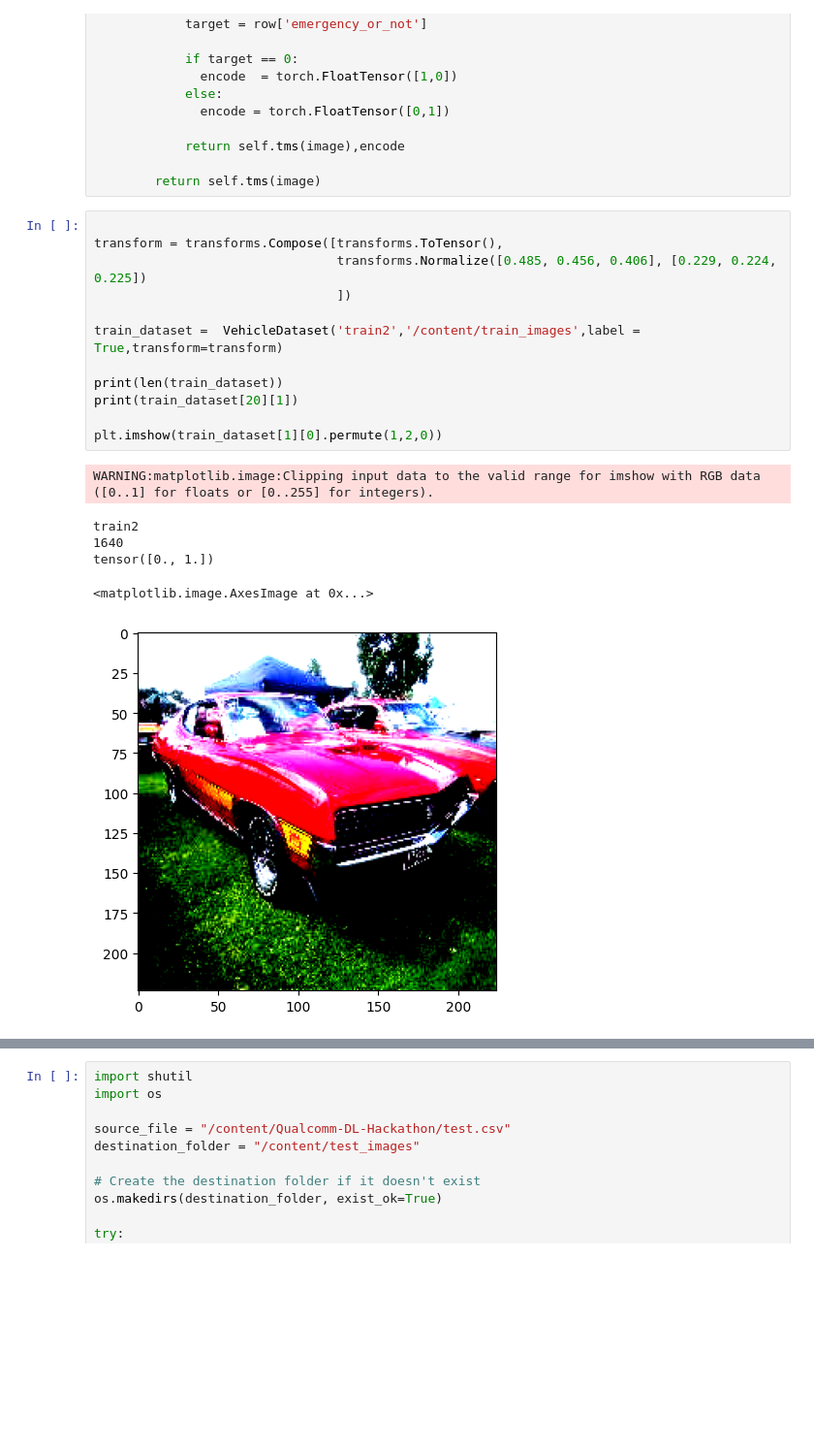
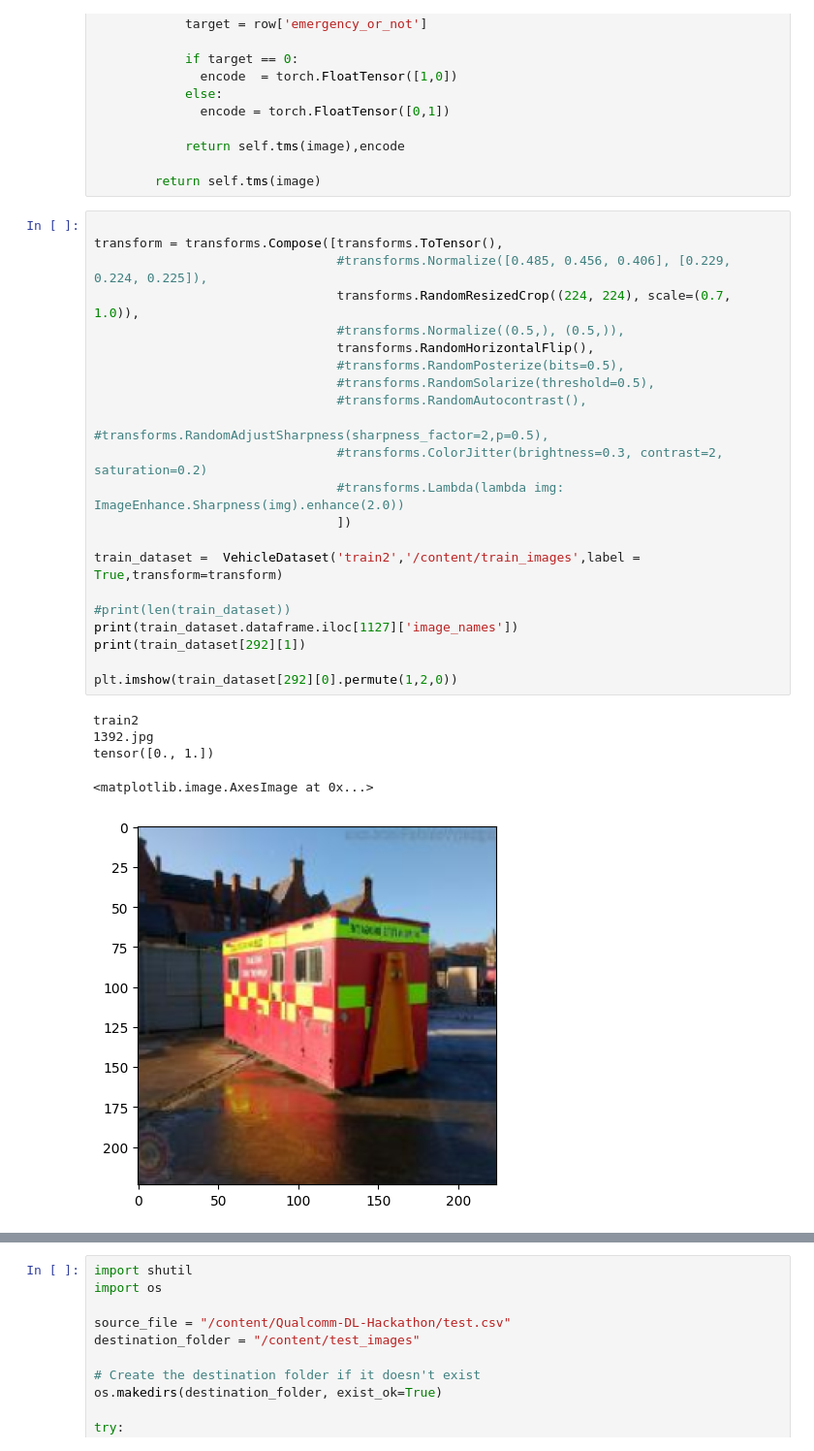
Before and after one commit to thnavear/Qualcomm-DL-Hackathon, a Jupyter notebook: DLH_try3.ipynb, the cells around one changed output, grey strips where cells are left out. Shown at 97% size. Drawn from its saved outputs; the diff is of its cells as text; blank space fills up the shorter version.

```diff
--- a/DLH_try3.ipynb
+++ b/DLH_try3.ipynb
@@ -366,19 +370,28 @@ class VehicleDataset(Dataset):
 # %%
 
 transform = transforms.Compose([transforms.ToTensor(),
-                                transforms.Normalize([0.485, 0.456, 0.406], [0.229, 0.224, 0.225])
+                                #transforms.Normalize([0.485, 0.456, 0.406], [0.229, 0.224, 0.225]),
+                                transforms.RandomResizedCrop((224, 224), scale=(0.7, 1.0)),
+                                #transforms.Normalize((0.5,), (0.5,)),
+                                transforms.RandomHorizontalFlip(),
+                                #transforms.RandomPosterize(bits=0.5),
+                                #transforms.RandomSolarize(threshold=0.5),
+                                #transforms.RandomAutocontrast(),
+                                #transforms.RandomAdjustSharpness(sharpness_factor=2,p=0.5),
+                                #transforms.ColorJitter(brightness=0.3, contrast=2, saturation=0.2)
+                                #transforms.Lambda(lambda img: ImageEnhance.Sharpness(img).enhance(2.0))
                                 ])
 
 train_dataset =  VehicleDataset('train2','/content/train_images',label = True,transform=transform)
 
-print(len(train_dataset))
-print(train_dataset[20][1])
+#print(len(train_dataset))
+print(train_dataset.dataframe.iloc[1127]['image_names'])
+print(train_dataset[292][1])
 
-plt.imshow(train_dataset[1][0].permute(1,2,0))
+plt.imshow(train_dataset[292][0].permute(1,2,0))
 # %% [output]
-WARNING:matplotlib.image:Clipping input data to the valid range for imshow with RGB data ([0..1] for floats or [0..255] for integers).
+train2
+1392.jpg
+tensor([0., 1.])
-train2
-1640
-tensor([0., 1.])
+<matplotlib.image.AxesImage at 0x...>
-<matplotlib.image.AxesImage at 0x...>
-[figure, old version]
+[figure, new version]
```
Also changed, not shown: parts of 7 cells of this notebook.
